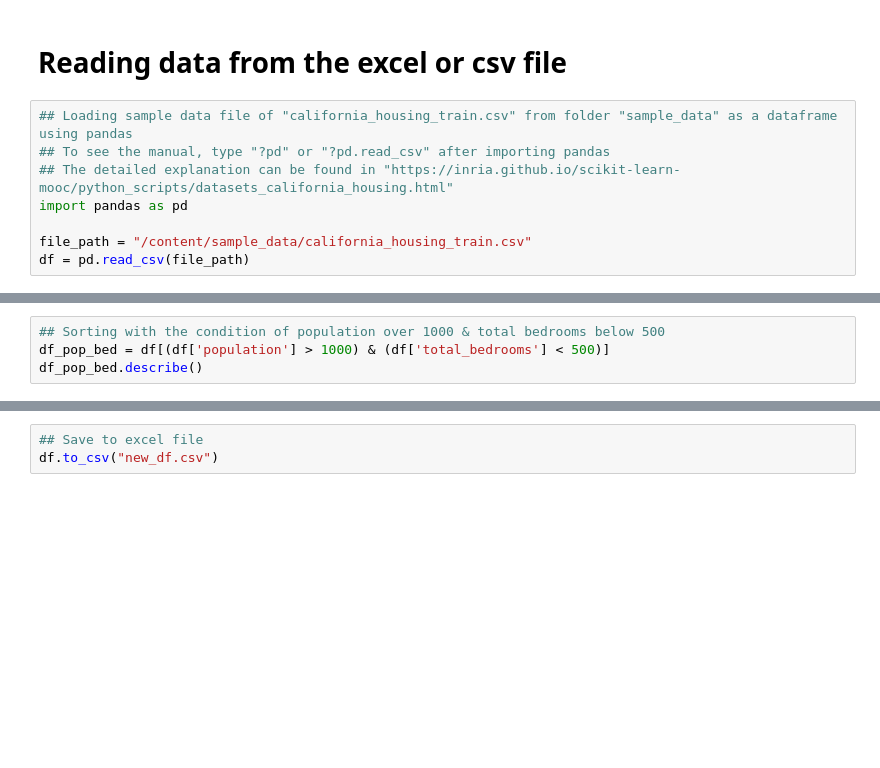
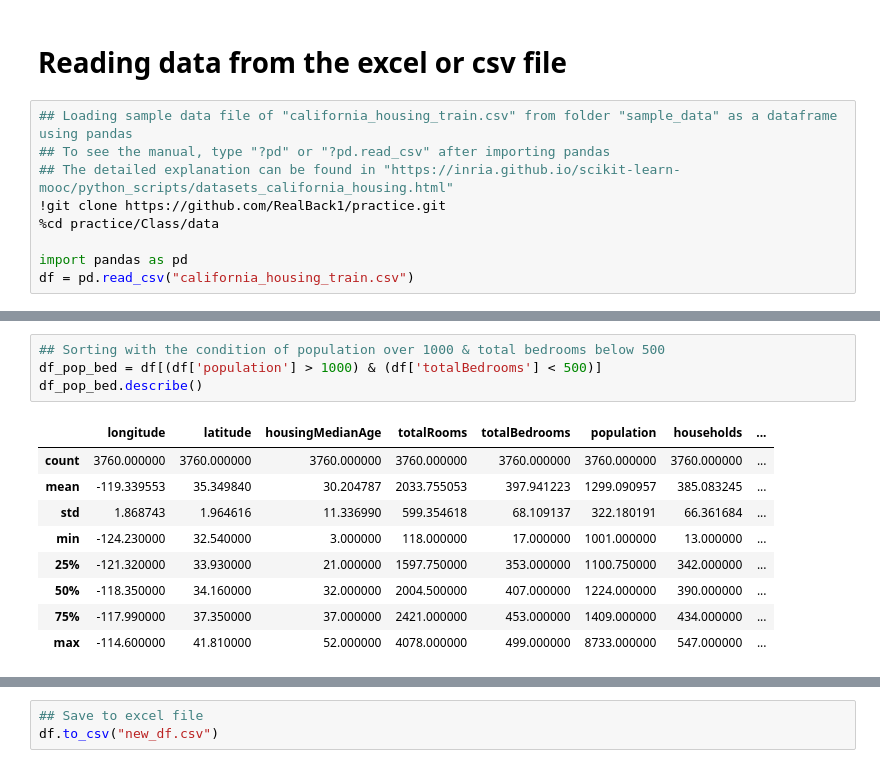
Before and after one commit to RealBack1/practice, a Jupyter notebook: Class/online_section_1/2024_2_Hands_on_session1_filled.ipynb, the cells around one changed output, grey strips where cells are left out. Saved outputs shown, nothing was run; the diff lists cells and outputs as text; blank space fills up the shorter version.

```diff
--- a/Class/online_section_1/2024_2_Hands_on_session1_filled.ipynb
+++ b/Class/online_section_1/2024_2_Hands_on_session1_filled.ipynb
@@ -13,7 +31,8 @@
 ## Loading sample data file of "california_housing_train.csv" from folder "sample_data" as a dataframe using pandas
 ## To see the manual, type "?pd" or "?pd.read_csv" after importing pandas
 ## The detailed explanation can be found in "https://inria.github.io/scikit-learn-mooc/python_scripts/datasets_california_housing.html"
+!git clone https://github.com/RealBack1/practice.git
+%cd practice/Class/data
+
 import pandas as pd
-
-file_path = "/content/sample_data/california_housing_train.csv"
-df = pd.read_csv(file_path)
+df = pd.read_csv("california_housing_train.csv")
@@ -37,7 +99,17 @@ df_pop.describe()
 # %%
 ## Sorting with the condition of population over 1000 & total bedrooms below 500
-df_pop_bed = df[(df['population'] > 1000) & (df['total_bedrooms'] < 500)]
+df_pop_bed = df[(df['population'] > 1000) & (df['totalBedrooms'] < 500)]
 df_pop_bed.describe()
+# %% [output]
+|  | longitude | latitude | housingMedianAge | totalRooms | totalBedrooms | population | households | ... |
+| count | 3760.000000 | 3760.000000 | 3760.000000 | 3760.000000 | 3760.000000 | 3760.000000 | 3760.000000 | ... |
+| mean | -119.339553 | 35.349840 | 30.204787 | 2033.755053 | 397.941223 | 1299.090957 | 385.083245 | ... |
+| std | 1.868743 | 1.964616 | 11.336990 | 599.354618 | 68.109137 | 322.180191 | 66.361684 | ... |
+| min | -124.230000 | 32.540000 | 3.000000 | 118.000000 | 17.000000 | 1001.000000 | 13.000000 | ... |
+| 25% | -121.320000 | 33.930000 | 21.000000 | 1597.750000 | 353.000000 | 1100.750000 | 342.000000 | ... |
+| 50% | -118.350000 | 34.160000 | 32.000000 | 2004.500000 | 407.000000 | 1224.000000 | 390.000000 | ... |
+| 75% | -117.990000 | 37.350000 | 37.000000 | 2421.000000 | 453.000000 | 1409.000000 | 434.000000 | ... |
+| max | -114.600000 | 41.810000 | 52.000000 | 4078.000000 | 499.000000 | 8733.000000 | 547.000000 | ... |
 # %%
 ## Generate a new column for the data satifying specific conditions of population over 3000
 df['High_population'] = df['population'] >= 3000
```
Also changed, not shown: parts of 10 cells of this notebook.
